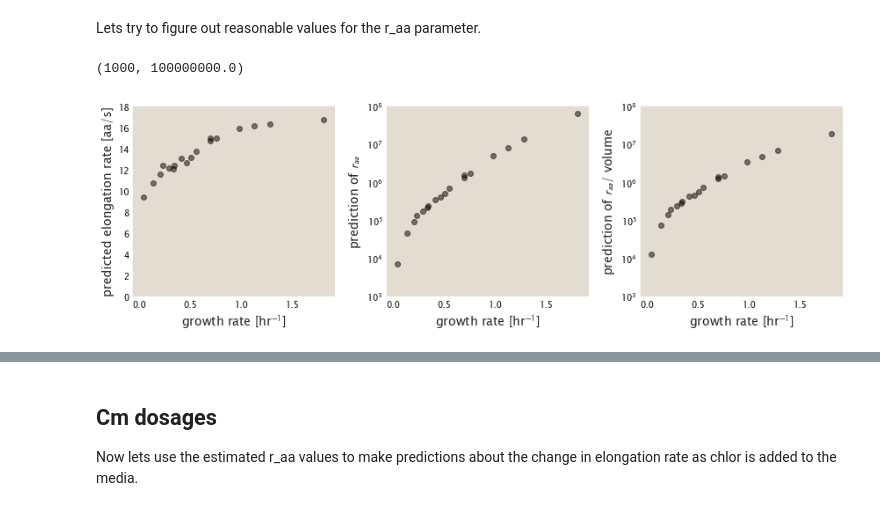
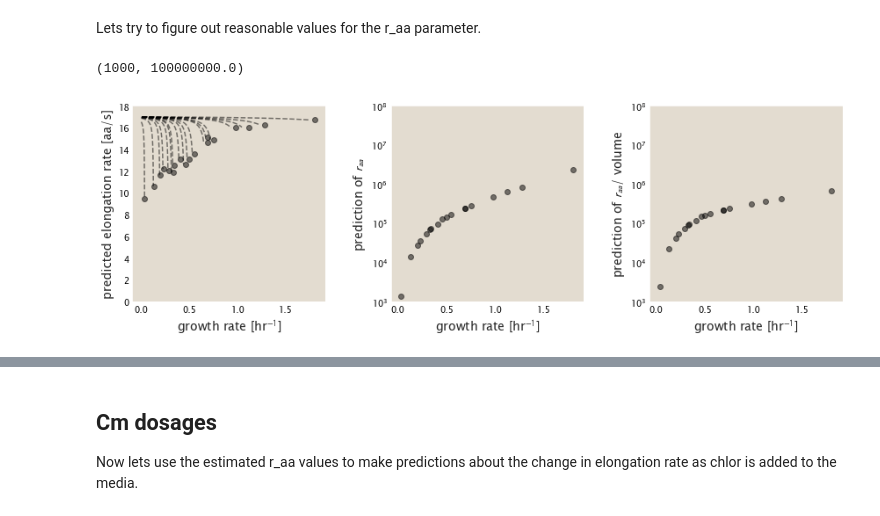
Before and after one commit to RPGroup-PBoC/growth_limits, a Jupyter notebook: code/exploratory/elongation_model_Cm_data.ipynb, the cells around one changed output, grey strips where cells are left out. Drawn from its saved outputs; the diff is of its cells as text; code cells hidden in the pictures.

```diff
--- a/code/exploratory/elongation_model_Cm_data.ipynb
+++ b/code/exploratory/elongation_model_Cm_data.ipynb
@@ -210,13 +203,14 @@ fig, ax = plt.subplots(1, 3, figsize = (12,4))
 
 for gr, d in dai_nut_df.groupby(['growth_rate_hr', 'condition']):
     r_aa = np.logspace(-1,10, 1000)
-    rt = compute_elongation_rate(r_aa, d['R'].values[0], Kd=1, V=d['V'].values[0]*1E-15, #Kd=1E-5
+    rt = compute_elongation_rate(r_aa, d['R'].values[0], Kd=1E-2, V=d['V'].values[0]*1E-15, #Kd=1E-5
                                  t=60*60*(np.log(2)/d['growth_rate_hr'].values[0]), #t=d['growth_rate_hr'].values[0],
                         Na=6.022E23, fa=d['f_a'].values[0], rt_max=17.1)
 
-    rt_compare = list( np.abs(rt - d['Translational elongation rate (aa/s)'].values[0]))
+    rt_compare = list(np.abs(rt - d['Translational elongation rate (aa/s)'].values[0]))
 
     minpos = rt_compare.index(min(rt_compare))
+
 
     df_raa_est_list = {'condition' :  gr[1],
                       'growth_rate_hr' : gr[0],
@@ -233,35 +227,44 @@ for gr, d in dai_nut_df.groupby(['growth_rate_hr', 'condition']):
 
     ax[0].scatter(gr[0], rt[minpos], zorder=10,
                color = 'k', alpha = 0.5)
+
+    # also plot effect as fcn of f_a
+    f_a = np.linspace(0,d['f_a'].values[0],100)
+    rt_fa = compute_elongation_rate(r_aa[minpos], d['R'].values[0], Kd=1E-2, V=d['V'].values[0]*1E-15, #Kd=1E-5
+                             t=60*60*(np.log(2)/d['growth_rate_hr'].values[0]), #t=d['growth_rate_hr'].values[0],
+                    Na=6.022E23, fa=f_a, rt_max=17.1)
+    gr_fa = compute_growth_rate(rt_fa, d['Naa'].values[0], d['R'].values[0], f_a)
+
+    ax[0].plot(gr_fa, rt_fa, ls ='--', color = 'k', alpha = 0.5)
 
     ax[1].scatter(gr[0], r_aa[minpos], zorder=10,
                color = 'k', alpha = 0.5)
 
     ax[2].scatter(gr[0], r_aa[minpos]/d['V'], zorder=10,
                color = 'k', alpha = 0.5)
 
     aa_conc  = 60*60*(np.log(2)/d['growth_rate_hr'].values[0])*(r_aa[minpos] - rt[minpos]*d['R'].values[0]*d['f_a'].values[0])/(6.022E23*d['V'].values[0]*1E-15)
 #     print(aa_conc, r_aa[minpos])
 ax[0].set_ylim(0,18)
 ax[0].set_xlabel('growth rate [hr$^{-1}$]', fontsize = 14)
 ax[0].set_ylabel('predicted elongation rate [aa/s]', fontsize = 14)
 
 # ax[1].set_ylim(0,18)
 ax[1].set_xlabel('growth rate [hr$^{-1}$]', fontsize = 14)
 ax[1].set_ylabel('prediction of $r_{aa}$', fontsize = 14)
 
 # ax[1].set_ylim(0,18)
 ax[2].set_xlabel('growth rate [hr$^{-1}$]', fontsize = 14)
 ax[2].set_ylabel('prediction of $r_{aa}$/ volume', fontsize = 14)
 
 
 plt.tight_layout()
 ax[1].set_yscale('log')
 ax[1].set_ylim(1000,1E8)
 
 plt.tight_layout()
 ax[2].set_yscale('log')
 ax[2].set_ylim(1000,1E8)
 # %% [output]
 (1000, 100000000.0)
-[figure, old version]
+[figure, new version]
```
Also changed, not shown: parts of 15 cells of this notebook.
